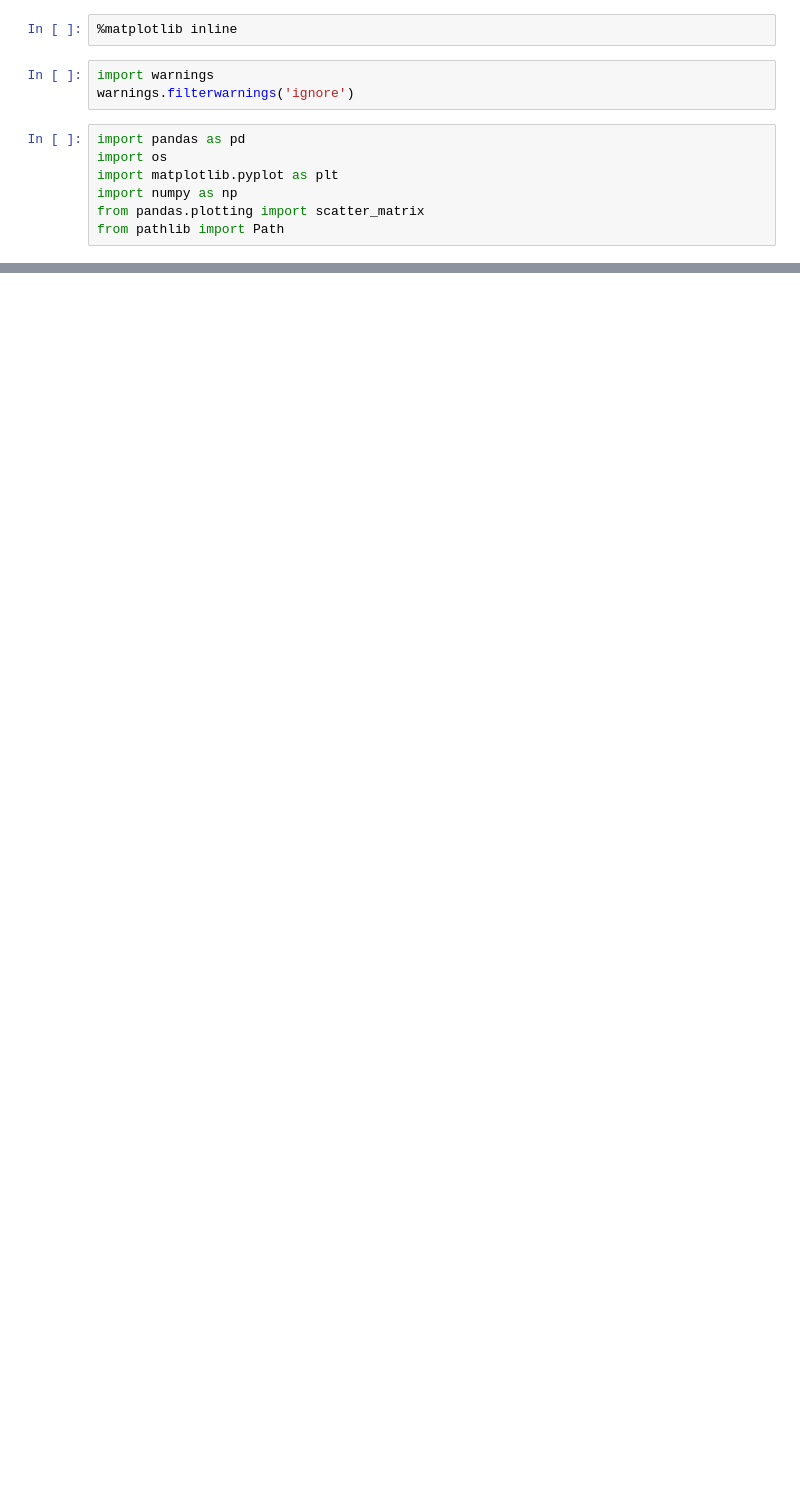
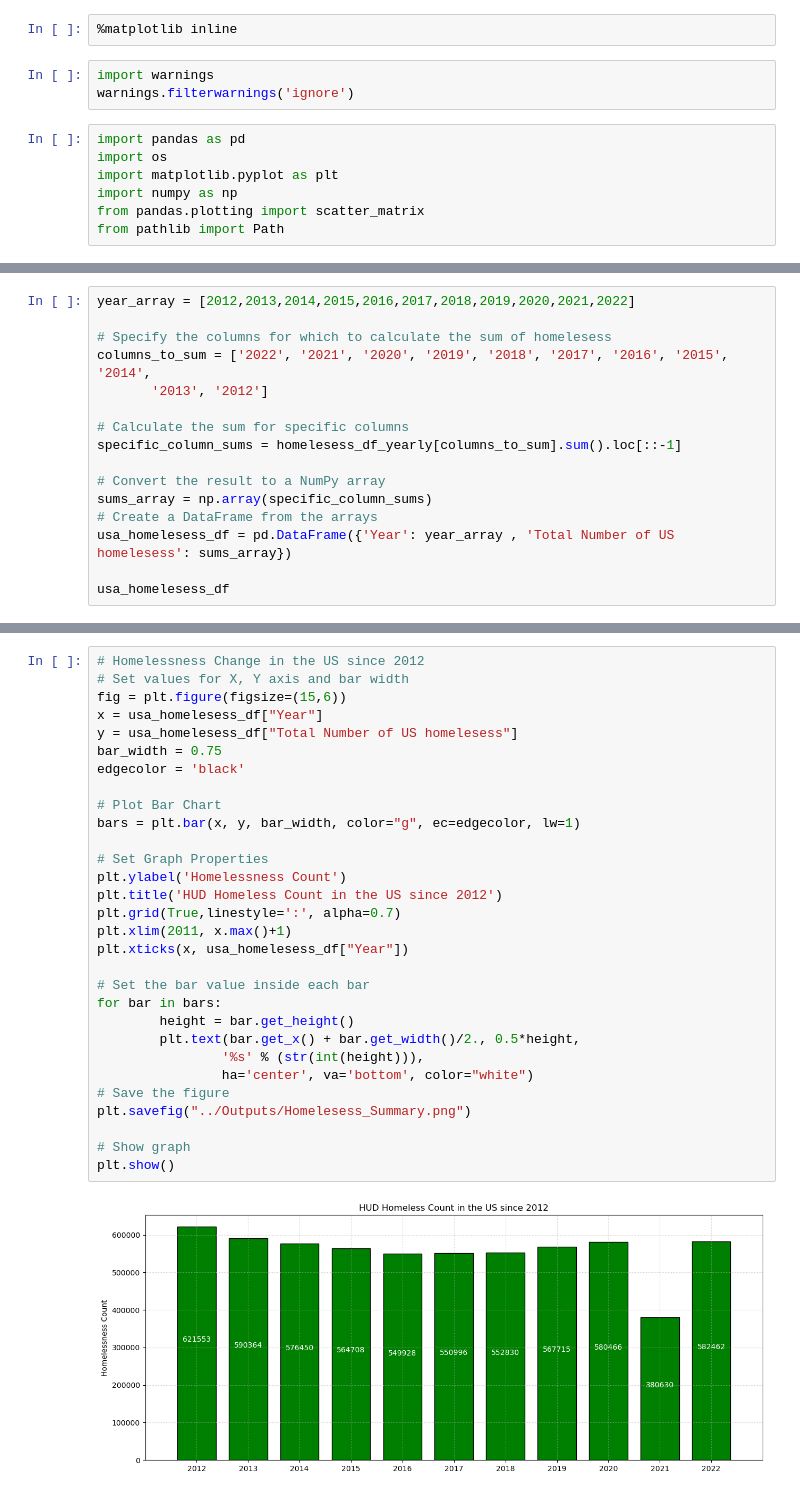
Before and after one commit to Vik1975/project_one, a Jupyter notebook: Homelesess_DF/HUD_data.ipynb, the cells around one changed output, grey strips where cells are left out. Cells and saved outputs as stored; diff of their text form; blank space fills up the shorter version.

Commit message:
added new bars to dta frames

```diff
--- a/Homelesess_DF/HUD_data.ipynb
+++ b/Homelesess_DF/HUD_data.ipynb
@@ -83,0 +93,16 @@ homelesess_df_yearly.to_csv('../Resources/HUD_States_Data.csv')
+# %%
+year_array = [2012,2013,2014,2015,2016,2017,2018,2019,2020,2021,2022]
+
+# Specify the columns for which to calculate the sum of homelesess
+columns_to_sum = ['2022', '2021', '2020', '2019', '2018', '2017', '2016', '2015', '2014',
+       '2013', '2012']
+
+# Calculate the sum for specific columns
+specific_column_sums = homelesess_df_yearly[columns_to_sum].sum().loc[::-1]
+
+# Convert the result to a NumPy array
+sums_array = np.array(specific_column_sums)
+# Create a DataFrame from the arrays
+usa_homelesess_df = pd.DataFrame({'Year': year_array , 'Total Number of US homelesess': sums_array})
+
+usa_homelesess_df
@@ -84,3 +122,35 @@ homelesess_df_yearly.to_csv('../Resources/HUD_States_Data.csv')
+# %%
+# Homelessness Change in the US since 2012
+# Set values for X, Y axis and bar width
+fig = plt.figure(figsize=(15,6))
+x = usa_homelesess_df["Year"]
+y = usa_homelesess_df["Total Number of US homelesess"]
+bar_width = 0.75
+edgecolor = 'black'
+
+# Plot Bar Chart
+bars = plt.bar(x, y, bar_width, color="g", ec=edgecolor, lw=1)
+
+# Set Graph Properties
+plt.ylabel('Homelessness Count')
+plt.title('HUD Homeless Count in the US since 2012')
+plt.grid(True,linestyle=':', alpha=0.7)
+plt.xlim(2011, x.max()+1)
+plt.xticks(x, usa_homelesess_df["Year"])
+
+# Set the bar value inside each bar
+for bar in bars:
+        height = bar.get_height()
+        plt.text(bar.get_x() + bar.get_width()/2., 0.5*height,
+                '%s' % (str(int(height))),
+                ha='center', va='bottom', color="white")
+# Save the figure
+plt.savefig("../Outputs/Homelesess_Summary.png")
+
+# Show graph
+plt.show()
+# %% [output]
+[figure, added]
 # %%
 #Enter state code to plot graph
 state_value = input('Enter state code : ')
```
Also changed, not shown: parts of 6 cells of this notebook, 10 other files.
